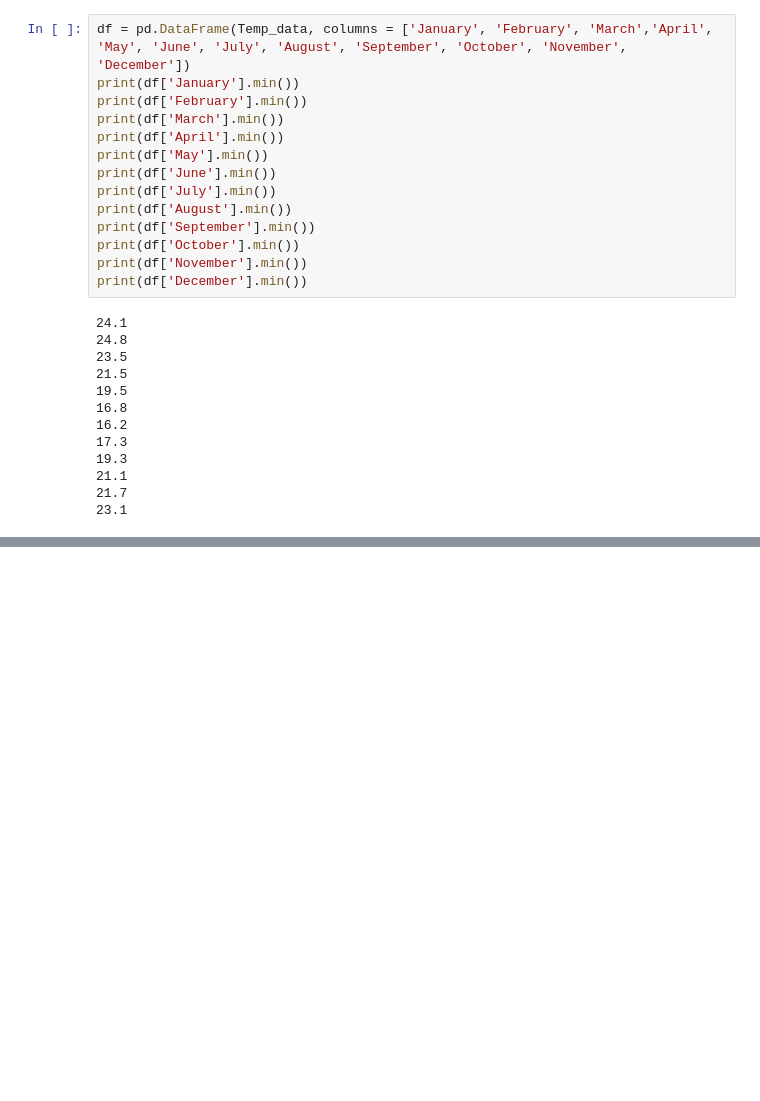
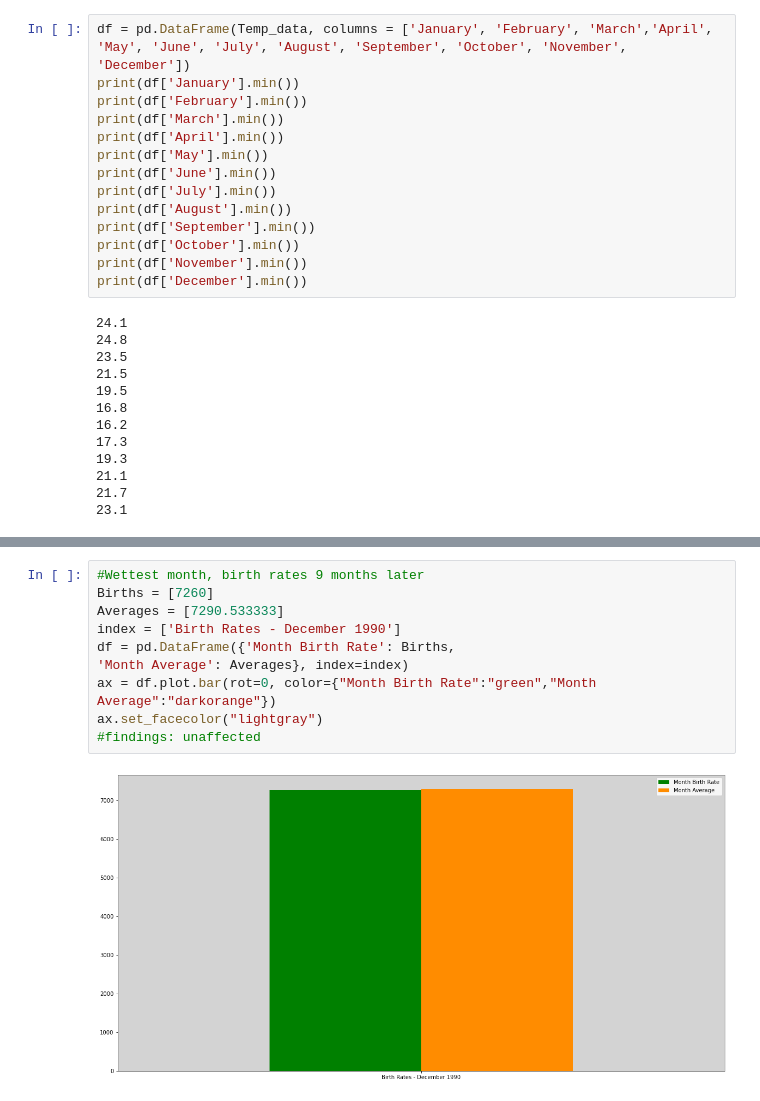
Before and after one commit to JordanLewisStudio/Data_project, a Jupyter notebook: data_project presenation.ipynb, the cells around one changed output, grey strips where cells are left out. Drawn from its saved outputs; the diff is of its cells as text; blank space fills up the shorter version.

```diff
--- a/data_project presenation.ipynb
+++ b/data_project presenation.ipynb
@@ -273,0 +404,12 @@ Birth_data.div(350).mean(axis=1).plot(kind="line")
+# %%
+#Wettest month, birth rates 9 months later
+Births = [7260]
+Averages = [7290.533333]
+index = ['Birth Rates - December 1990']
+df = pd.DataFrame({'Month Birth Rate': Births,
+'Month Average': Averages}, index=index)
+ax = df.plot.bar(rot=0, color={"Month Birth Rate":"green","Month Average":"darkorange"})
+ax.set_facecolor("lightgray")
+#findings: unaffected
+# %% [output]
+[figure, added]
```
Also changed, not shown: parts of 19 cells of this notebook.
